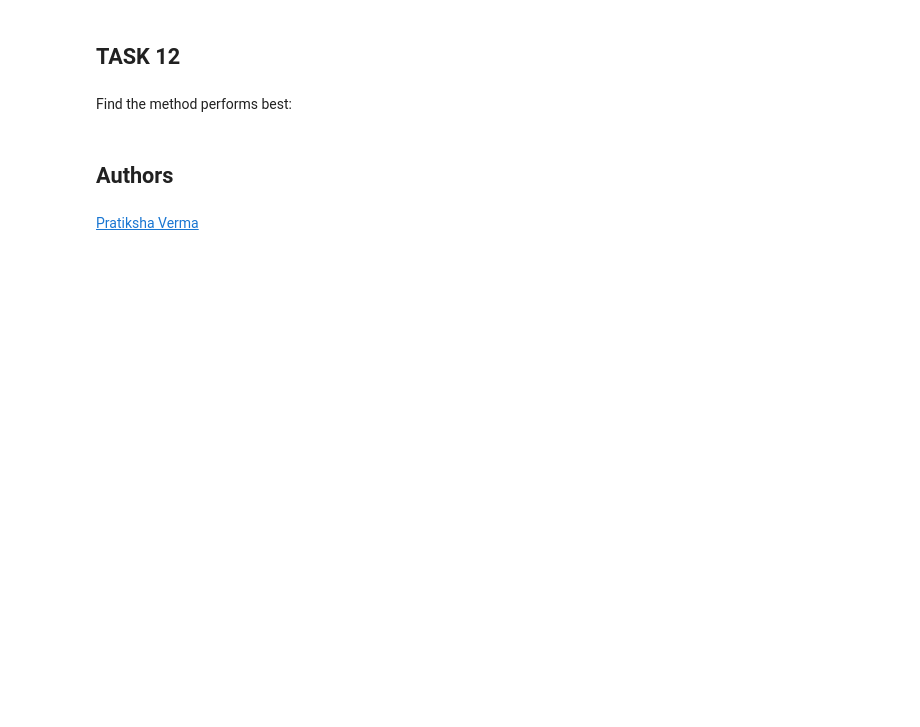
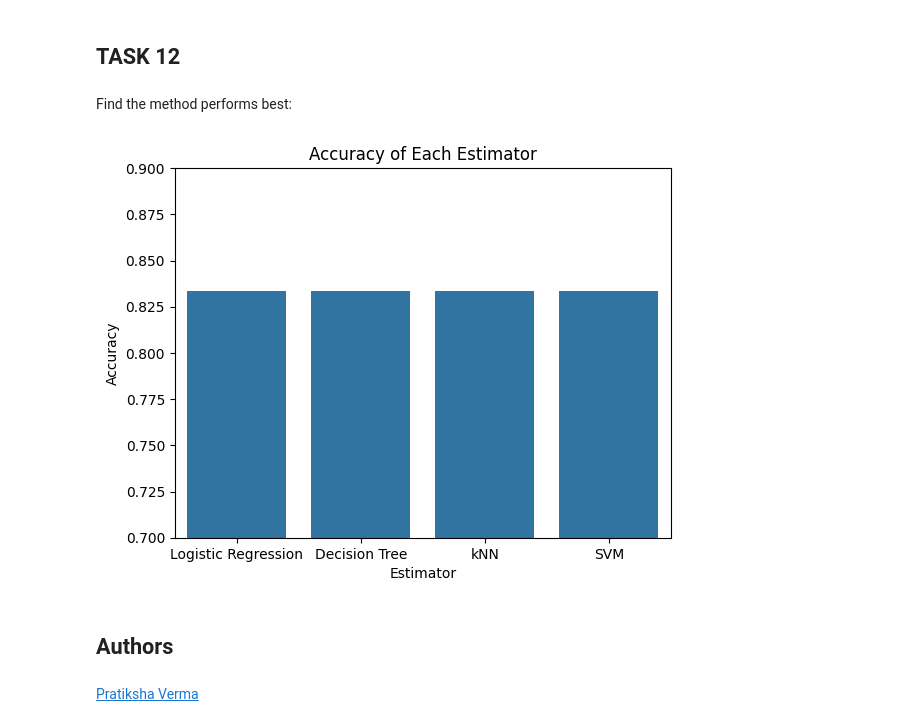
Before and after one commit to matlewan/coursera-learning, a Jupyter notebook: 10-capstone-project/SpaceX_Machine Learning Prediction_Part_5.ipynb, the cells around one changed output. Saved outputs shown, nothing was run; the diff lists cells and outputs as text; code cells hidden in the pictures; blank space fills up the shorter version.

```diff
--- a/10-capstone-project/SpaceX_Machine Learning Prediction_Part_5.ipynb
+++ b/10-capstone-project/SpaceX_Machine Learning Prediction_Part_5.ipynb
@@ -92,13 +79,8 @@ def plot_confusion_matrix(y,y_predict):
 # %% [markdown]
 Load the data
 # %%
-from js import fetch
-import io
-
 URL1 = "https://cf-courses-data.s3.us.cloud-object-storage.appdomain.cloud/IBM-DS0321EN-SkillsNetwork/datasets/dataset_part_2.csv"
-resp1 = await fetch(URL1)
-text1 = io.BytesIO((await resp1.arrayBuffer()).to_py())
-data = pd.read_csv(text1)
+data = pd.read_csv(URL1)
 # %%
 data.head(100)
 # %% [output]
@@ -117,9 +99,7 @@ data.head(100)
 90 rows × 18 columns
 # %%
 URL2 = 'https://cf-courses-data.s3.us.cloud-object-storage.appdomain.cloud/IBM-DS0321EN-SkillsNetwork/datasets/dataset_part_3.csv'
-resp2 = await fetch(URL2)
-text2 = io.BytesIO((await resp2.arrayBuffer()).to_py())
-X = pd.read_csv(text2)
+X = pd.read_csv(URL2)
 # %%
 X.head(100)
 # %% [output]
@@ -383,3 +359,36 @@ Find the method performs best:
+# %%
+# Decision Tree, KNN, SVM, LR performs the same (84% in train, 83% in test)
+# This means that probably these algorithms not overfit and performs best (83% efficiency)
+import seaborn as sns
+import matplotlib.pyplot as plt
+import pandas as pd
+
+y = [
+    logreg_cv.score(X_test, Y_test),
+    tree_cv.score(X_test, Y_test),
+    knn_cv.score(X_test, Y_test),
+    svm_cv.score(X_test, Y_test)
+]
+
+# Przykładowe dane
+data = pd.DataFrame({
+    'Estimator': ['Logistic Regression', 'Decision Tree', 'kNN', 'SVM'],
+    'Accuracy': y
+})
+
+# Tworzenie wykresu słupkowego
+sns.barplot(x='Estimator', y='Accuracy', data=data)
+
+# Dodanie tytułu i etykiet osi
+plt.title('Accuracy of Each Estimator')
+plt.xlabel('Estimator')
+plt.ylabel('Accuracy')
+plt.ylim((0.7, 0.9))
+
+# Wyświetlenie wykresu
+plt.show()
+# %% [output]
+[figure, added]
 # %% [markdown]
 ## Authors
 # %% [markdown]
```
Also changed, not shown: parts of 6 cells of this notebook, 3 other files.
